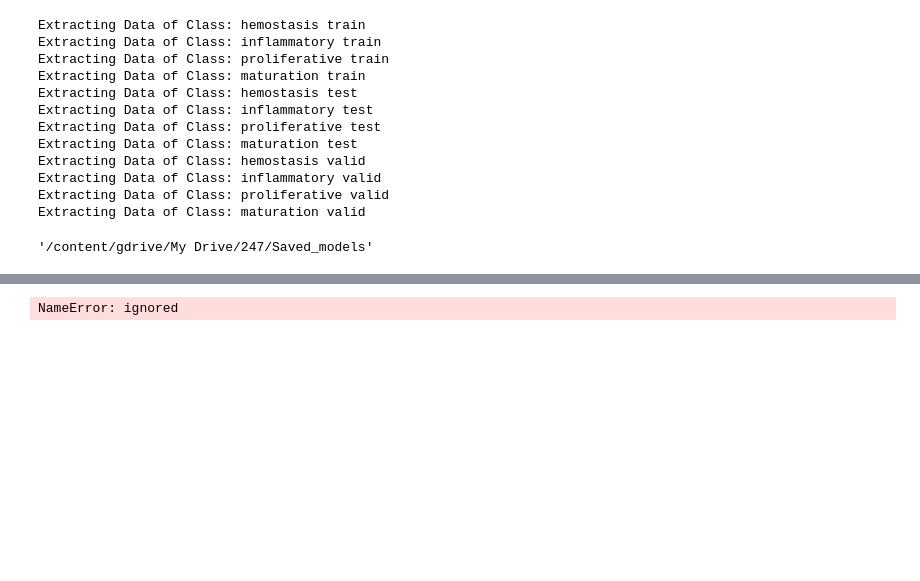
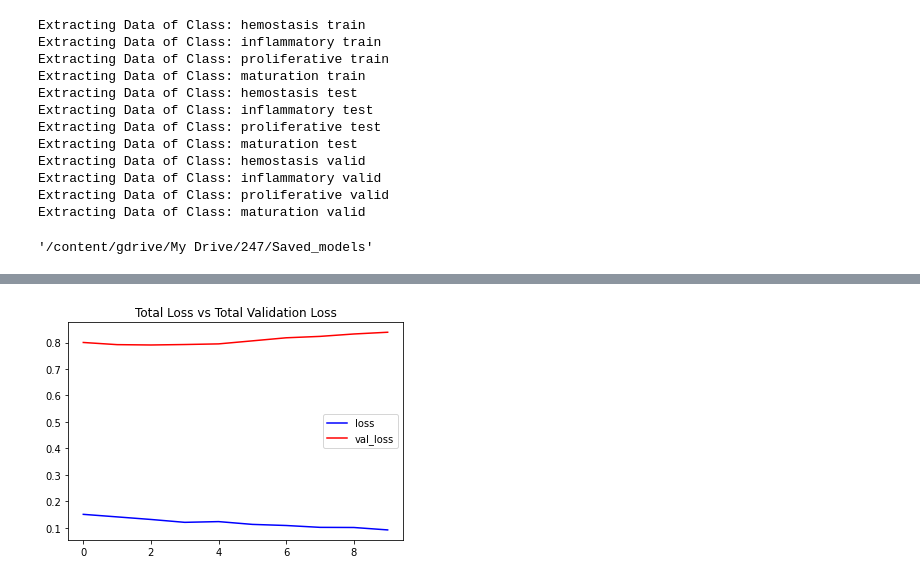
Before and after one commit to alexsalman/Spatio-Temporal-Wound-Stage-Classification, a Jupyter notebook: 2D_CNN+LSTM_FINE_TUNE.ipynb, the cells around one changed output, grey strips where cells are left out. Cells and saved outputs as stored; diff of their text form; code cells hidden in the pictures; blank space fills up the shorter version.

Commit message:
Test accuracy: 74.63% (Progress Report Version)

```diff
--- a/2D_CNN+LSTM_FINE_TUNE.ipynb
+++ b/2D_CNN+LSTM_FINE_TUNE.ipynb
@@ -57,7 +57,7 @@ def crop_center_square(frame):
     return frame[start_y:start_y+min_dim,start_x:start_x+min_dim]
 # %%
 # https://medium.com/analytics-vidhya/video-preprocessor-and-augmentation-for-deep-learning-tasks-12dd3fcce868
-def load_video(path, resize=(120, 120)):
+def load_video(path, resize=(128, 128)):
     video_reader = cv2.VideoCapture(path)
     frames = []
     try:
@@ -65,10 +65,9 @@ def load_video(path, resize=(120, 120)):
             ret, frame = video_reader.read()
             if not ret:
                   break
-            frame = crop_center_square(frame)
+            # frame = crop_center_square(frame)
             frame = cv2.resize(frame, resize)
             frame = frame[:, :, [2, 1, 0]]
-            black_frame = frame
             frames.append(frame)
     finally:
         video_reader.release()
@@ -156,6 +155,6 @@ os.getcwd()
 # %% [output]
 '/content/gdrive/My Drive/247/Saved_models'
 # %%
-trained_Model = tf.keras.models.load_model('convlstm_2022_04_28__02_44_17/convlstm_model___Date_Time_2022_04_28__02_44_17___Loss_0.7613360285758972___Accuracy_0.7242646813392639.h5')
+trained_Model = tf.keras.models.load_model('convlstm_2022_05_01__04_56_43/convlstm_model___Date_Time_2022_05_01__04_56_43___Loss_1.3251723051071167___Accuracy_0.6911764740943909.h5')
 trained_Model.summary()
 # %% [output]
@@ -204,10 +203,10 @@ trained_Model.compile(loss = 'categorical_crossentropy',
               # metrics=[keras.metrics.BinaryAccuracy()])
 
 # Train end-to-end. Be careful to stop before you overfit!
-cnn_3d_fine_tuned_model_training_history = trained_Model.fit(x = features_train,
+fine_tuned_convlstm_model_training_history = trained_Model.fit(x = features_train,
                                           y = labels_train,
-                                          epochs=50,
-                                          batch_size=4,
+                                          epochs=10,
+                                          batch_size=10,
                                           validation_data = (features_valid, labels_valid),
                                           callbacks = [early_stopping_callback])
 # %% [output]
@@ -282,7 +284,7 @@ def plot_metric(model_training_history, metric_name_1, metric_name_2, plot_name)
     # Add legend to the plot.
     plt.legend()
 # %%
-plot_metric(convlstm_fine_tuned_model_training_history, 'loss', 'val_loss', 'Total Loss vs Total Validation Loss')
+plot_metric(fine_tuned_convlstm_model_training_history, 'loss', 'val_loss', 'Total Loss vs Total Validation Loss')
 # %% [output]
-NameError: ignored
+[figure, added]
 # %%
```
Also changed, not shown: parts of 7 cells of this notebook.
